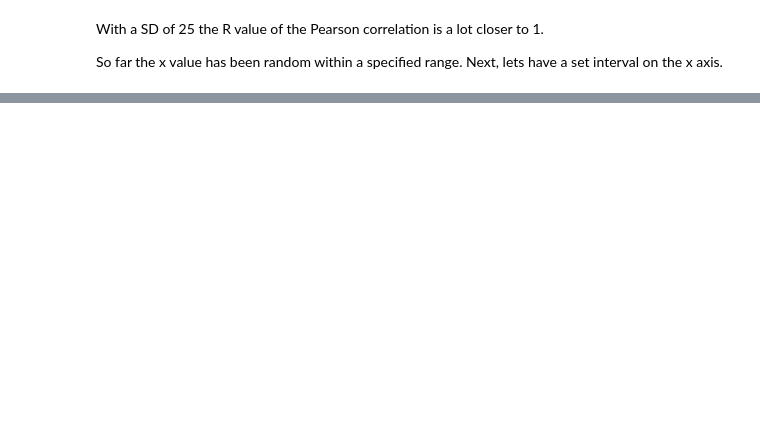
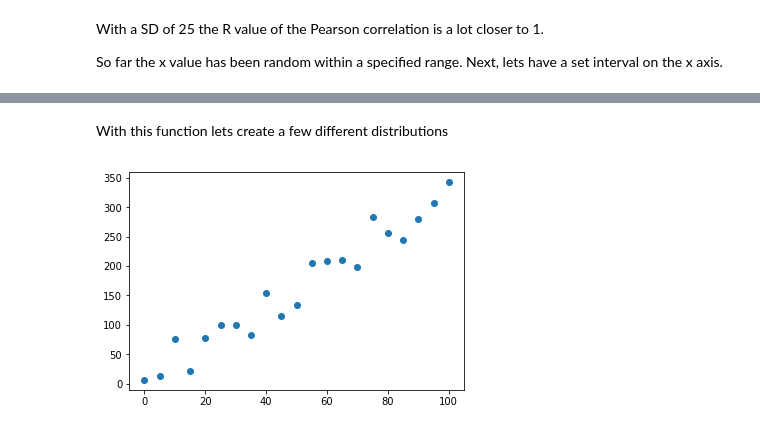
Before and after one commit to peterkabai/python, a Jupyter notebook: notebook_snippets/create_distribution.ipynb, the cells around one changed output, grey strips where cells are left out. Drawn from its saved outputs; the diff is of its cells as text; code cells hidden in the pictures; blank space fills up the shorter version.

```diff
--- a/notebook_snippets/create_distribution.ipynb
+++ b/notebook_snippets/create_distribution.ipynb
@@ -96,0 +99,25 @@ I'll use this function to generate random sales data across a date range.
+# %%
+def create_distrib(eq, sd=0, low=0, high=100, size=100, by=5, even=False, show=True):
+
+    if even:
+        x = np.array(range(low, high+1, by))
+        noise = np.random.normal(0, sd, len(x))
+    else:
+        noise = np.random.normal(0, sd, size)
+        x = np.array(np.random.choice(range(low, high), size, True))
+
+    y = np.array(eval(eq) + noise)
+    if show:
+        plt.scatter(x, y)
+        plt.show()
+
+    dat = pd.DataFrame()
+    dat = dat.assign(x=pd.Series(x))
+    dat = dat.assign(y=pd.Series(y))
+    return dat
+# %% [markdown]
+With this function lets create a few different distributions
+# %%
+dat = create_distrib("3*x+5", sd=20, even=True)
+# %% [output]
+[figure, added]
```
Also changed, not shown: parts of 11 cells of this notebook.
